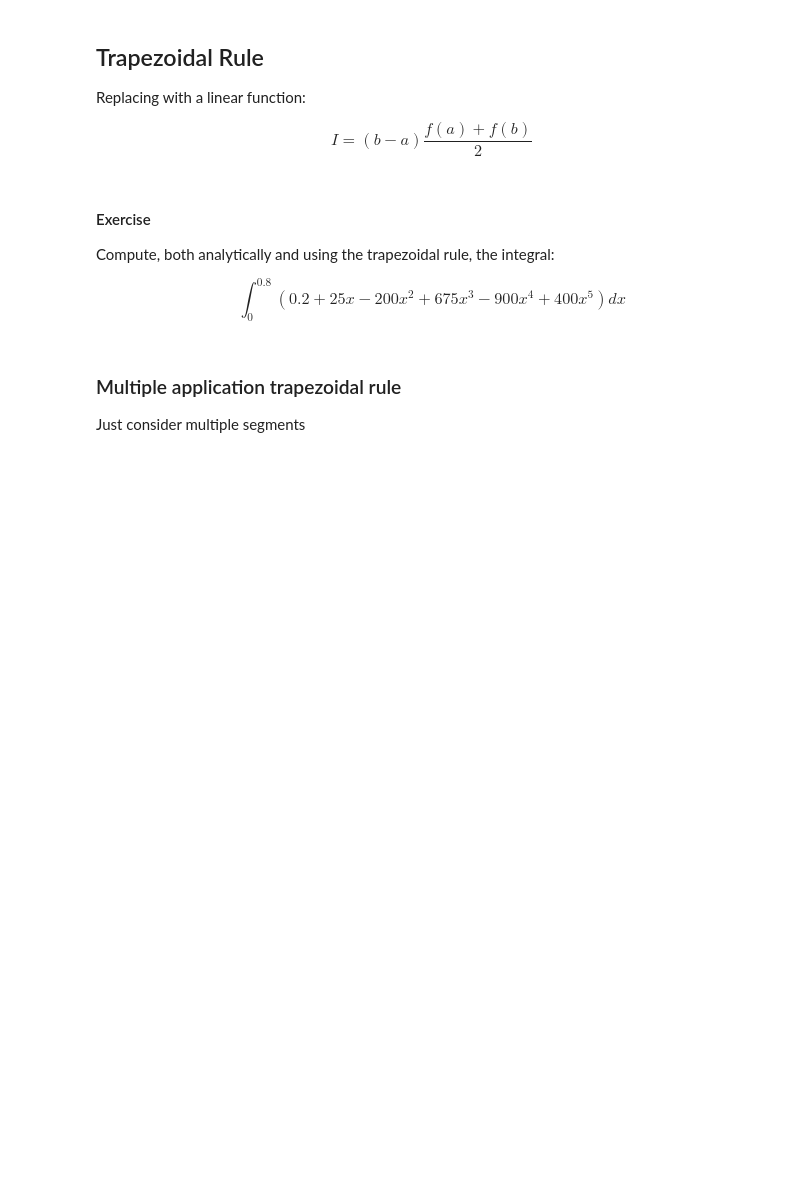
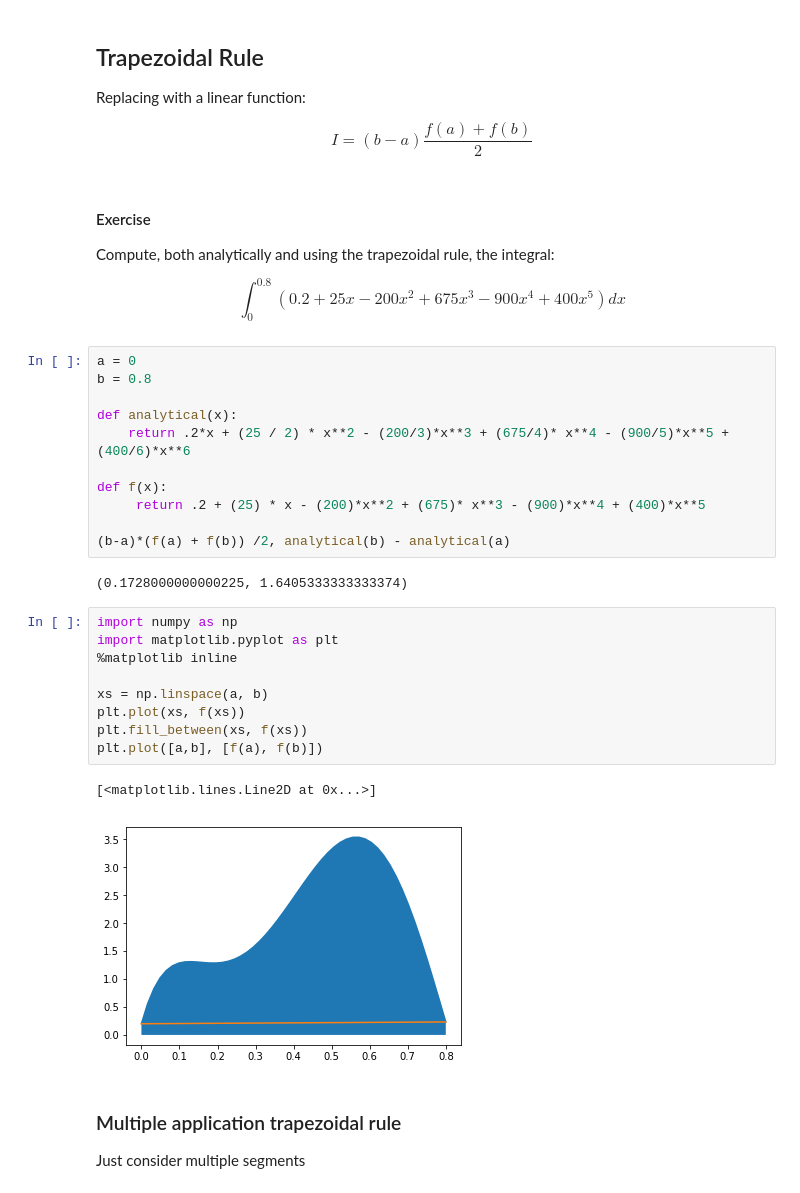
Before and after one commit to danimateos/numerical_methods, a Jupyter notebook: section-06.ipynb, the cells around one changed output. Cells and saved outputs as stored; diff of their text form; blank space fills up the shorter version.

Commit message:
Fill out section 6

```diff
--- a/section-06.ipynb
+++ b/section-06.ipynb
@@ -43,6 +40,31 @@ $$I = (b-a)\frac{f(a)+ f(b)}{2}$$
 Compute, both analytically and using the trapezoidal rule, the integral:
 
 $$\int_0^{0.8}(0.2 + 25x - 200x^2 + 675x^3 - 900x^4 + 400x^5)dx$$
+# %%
+a = 0
+b = 0.8
+
+def analytical(x):
+    return .2*x + (25 / 2) * x**2 - (200/3)*x**3 + (675/4)* x**4 - (900/5)*x**5 + (400/6)*x**6
+
+def f(x):
+     return .2 + (25) * x - (200)*x**2 + (675)* x**3 - (900)*x**4 + (400)*x**5
+
+(b-a)*(f(a) + f(b)) /2, analytical(b) - analytical(a)
+# %% [output]
+(0.1728000000000225, 1.6405333333333374)
+# %%
+import numpy as np
+import matplotlib.pyplot as plt
+%matplotlib inline
+
+xs = np.linspace(a, b)
+plt.plot(xs, f(xs))
+plt.fill_between(xs, f(xs))
+plt.plot([a,b], [f(a), f(b)])
+# %% [output]
+[<matplotlib.lines.Line2D at 0x...>]
+[figure, added]
 # %% [markdown]
 ### Multiple application trapezoidal rule
 
```
Also changed, not shown: parts of 27 cells of this notebook.
